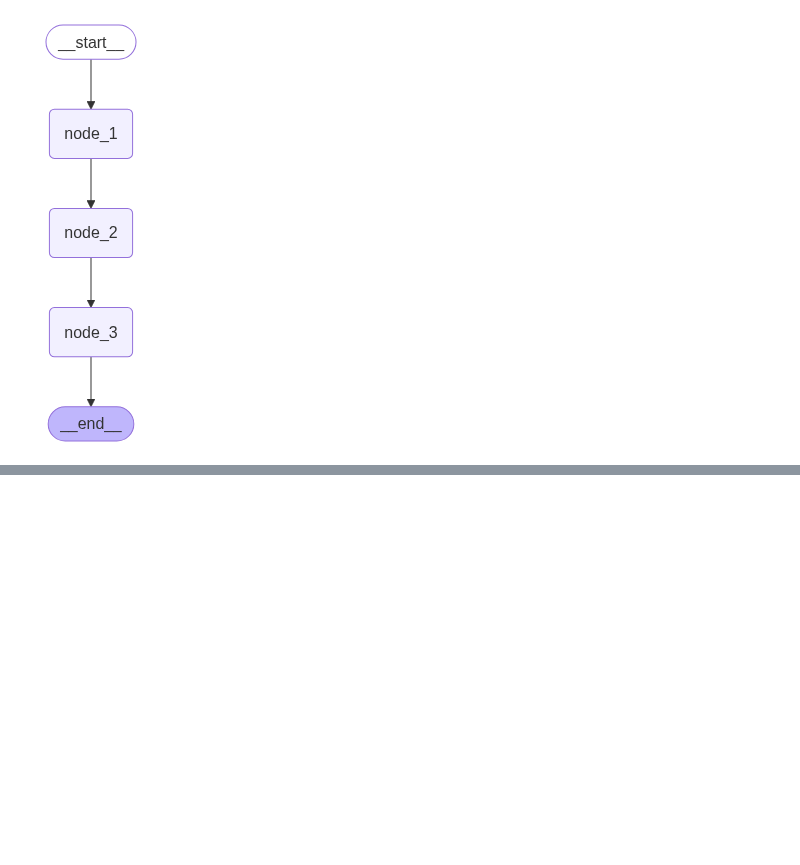
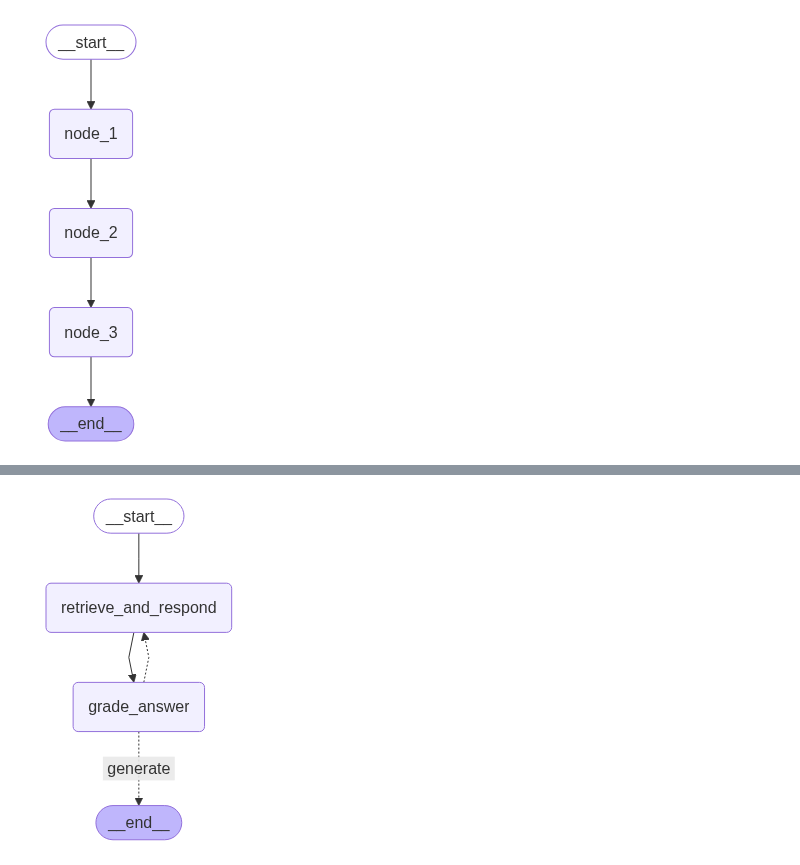
Before and after one commit to woogi123/LangChain, a Jupyter notebook: LangChain Tool Calling/LangGraph_실습.ipynb, the cells around one changed output, grey strips where cells are left out. Cells and saved outputs as stored; diff of their text form; code cells hidden in the pictures; blank space fills up the shorter version.

Commit message:
MessageGraph

```diff
--- a/LangChain Tool Calling/LangGraph_실습.ipynb
+++ b/LangChain Tool Calling/LangGraph_실습.ipynb
@@ -153,7 +153,7 @@ class MenuState(TypedDict):
 from langchain_community.vectorstores import FAISS
 from langchain_ollama  import OllamaEmbeddings
 
-embeddings_model = OllamaEmbeddings(model="bge-m3:latest")
+embeddings_model = OllamaEmbeddings(model="qwen2.5:1.5b")
 
 # menu db 벡터 저장소 로드
 menu_db = FAISS.load_local(
@@ -501,0 +517,16 @@ print("최종 상태:", final_state)
+# %%
+# LangGraph MessagesState라는 미리 만들어진 상태를 사용
+from langgraph.graph import MessagesState
+from typing import List
+from langchain_core.documents import Document
+
+'''
+class MessagesState(TypedDict):
+    messages: Annotated[list[AnyMessage], add_messages]
+'''
+
+class GraphState(MessagesState):
+    # messages 키는 기본 제공 - 다른 키를 추가하고 싶을 경우 아래 주석과 같이 적용 가능
+    documents: List[Document]
+    grade: float
+    num_generation: int
@@ -501,0 +817,46 @@ print("최종 상태:", final_state)
+# %%
+
+# 그래프 설정
+# StateGraph 객체 생성 (상태 타입으로 GraphState 사용)
+builder = StateGraph(GraphState)
+
+# 그래프에 노드(Node) 추가
+# 1. retrieve_and_respond: 사용자 질문 처리 및 답변 생성 노드
+builder.add_node("retrieve_and_respond", retrieve_and_respond)
+# 2. grade_answer: 생성된 답변의 품질을 평가하는 노드
+builder.add_node("grade_answer", grade_answer)
+
+# 그래프의 엣지(Edge) 설정
+# 시작(START) → retrieve_and_respond 노드로 연결
+builder.add_edge(START, "retrieve_and_respond")
+# retrieve_and_respond → grade_answer 노드로 연결
+builder.add_edge("retrieve_and_respond", "grade_answer")
+
+# 조건부 엣지 설정 (핵심 로직)
+builder.add_conditional_edges(
+    "grade_answer", # 출발 노드
+    should_retry,   # 조건 판단 함수
+    {
+        # 조건에 따른 분기 설정
+        "retrieve_and_respond": "retrieve_and_respond",  # 재시도 필요 시
+        "generate": END   # 종료 조건 시 (END는 특수 노드)
+    }
+)
+
+"""
+[조건부 엣지 상세 설명]
+- should_retry() 함수가 "retrieve_and_respond" 반환 시:
+  → retrieve_and_respond 노드로 이동 (답변 재생성 시도)
+- "generate" 반환 시:
+  → END 노드로 이동 (프로세스 종료)
+- generate는 실제 함수가 아닌 LangGraph의 예약된 동작으로
+  "현재 결과를 최종 출력으로 사용하고 종료"를 의미
+"""
+
+# 그래프 컴파일 (실행 가능한 객체 생성)
+graph = builder.compile()
+
+# 그래프 시각화
+display(Image(graph.get_graph().draw_mermaid_png()))
+# %% [output]
+[figure, added]
```
Also changed, not shown: parts of 19 cells of this notebook, 1 other file.
